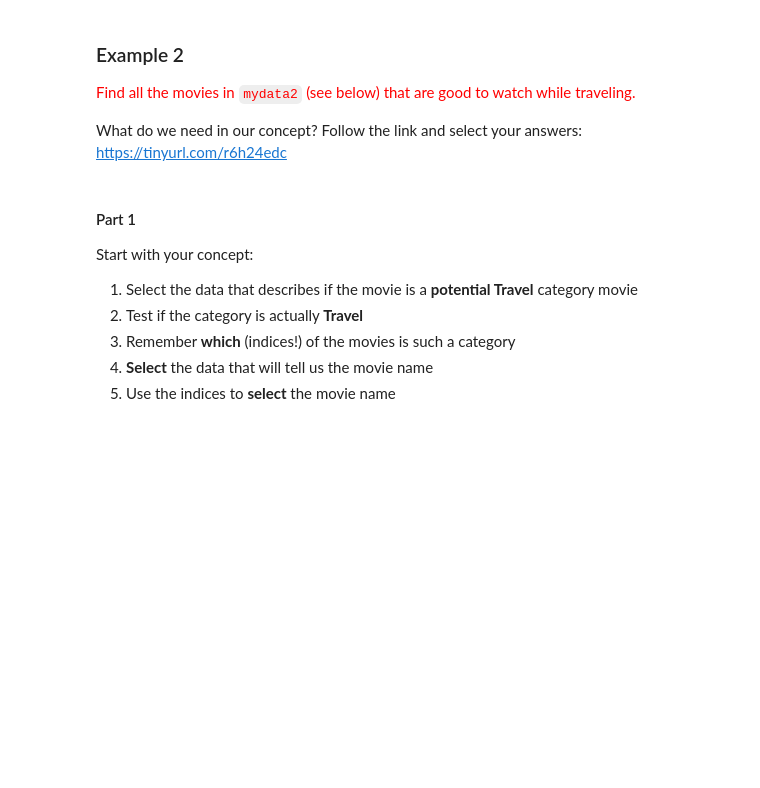
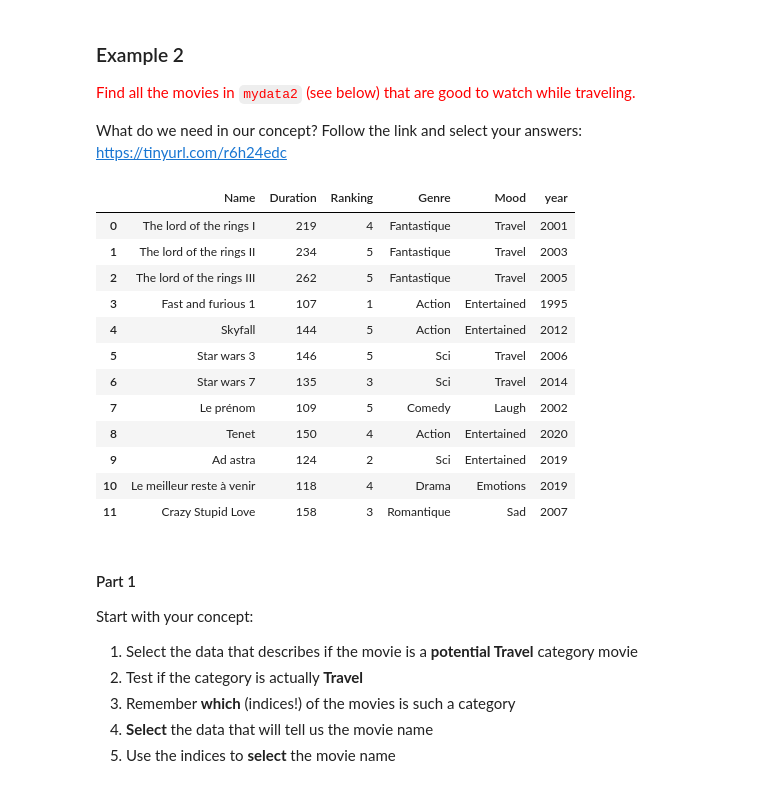
Before and after one commit to pohleric/geoscience-unifr-py, a Jupyter notebook: SGG.02101/Lesson_02/Lecture_2 - programming_basics.ipynb, the cells around one changed output. Cells and saved outputs as stored; diff of their text form; code cells hidden in the pictures; blank space fills up the shorter version.

```diff
--- a/SGG.02101/Lesson_02/Lecture_2 - programming_basics.ipynb
+++ b/SGG.02101/Lesson_02/Lecture_2 - programming_basics.ipynb
@@ -292,9 +293,25 @@ And the second one:
 What do we need in our concept? Follow the link and select your answers:
 https://tinyurl.com/r6h24edc
 # %%
+# import the pandas package to read tables and spreadsheets
+import pandas as pd
 # read in external data (here in form of a text-file table)
-mydata2 = read.table('../../data/movie_list.csv', sep=';', header=TRUE)
+mydata2 = pd.read_csv('../../data/movie_list.csv', sep=';')
 mydata2
+# %% [output]
+|  | Name | Duration | Ranking | Genre | Mood | year |
+| 0 | The lord of the rings I | 219 | 4 | Fantastique | Travel | 2001 |
+| 1 | The lord of the rings II | 234 | 5 | Fantastique | Travel | 2003 |
+| 2 | The lord of the rings III | 262 | 5 | Fantastique | Travel | 2005 |
+| 3 | Fast and furious 1 | 107 | 1 | Action | Entertained | 1995 |
+| 4 | Skyfall | 144 | 5 | Action | Entertained | 2012 |
+| 5 | Star wars 3 | 146 | 5 | Sci | Travel | 2006 |
+| 6 | Star wars 7 | 135 | 3 | Sci | Travel | 2014 |
+| 7 | Le prénom | 109 | 5 | Comedy | Laugh | 2002 |
+| 8 | Tenet | 150 | 4 | Action | Entertained | 2020 |
+| 9 | Ad astra | 124 | 2 | Sci | Entertained | 2019 |
+| 10 | Le meilleur reste à venir | 118 | 4 | Drama | Emotions | 2019 |
+| 11 | Crazy Stupid Love | 158 | 3 | Romantique | Sad | 2007 |
 # %% [markdown]
 #### Part 1
 Start with your concept:
```
Also changed, not shown: parts of 23 cells of this notebook.
